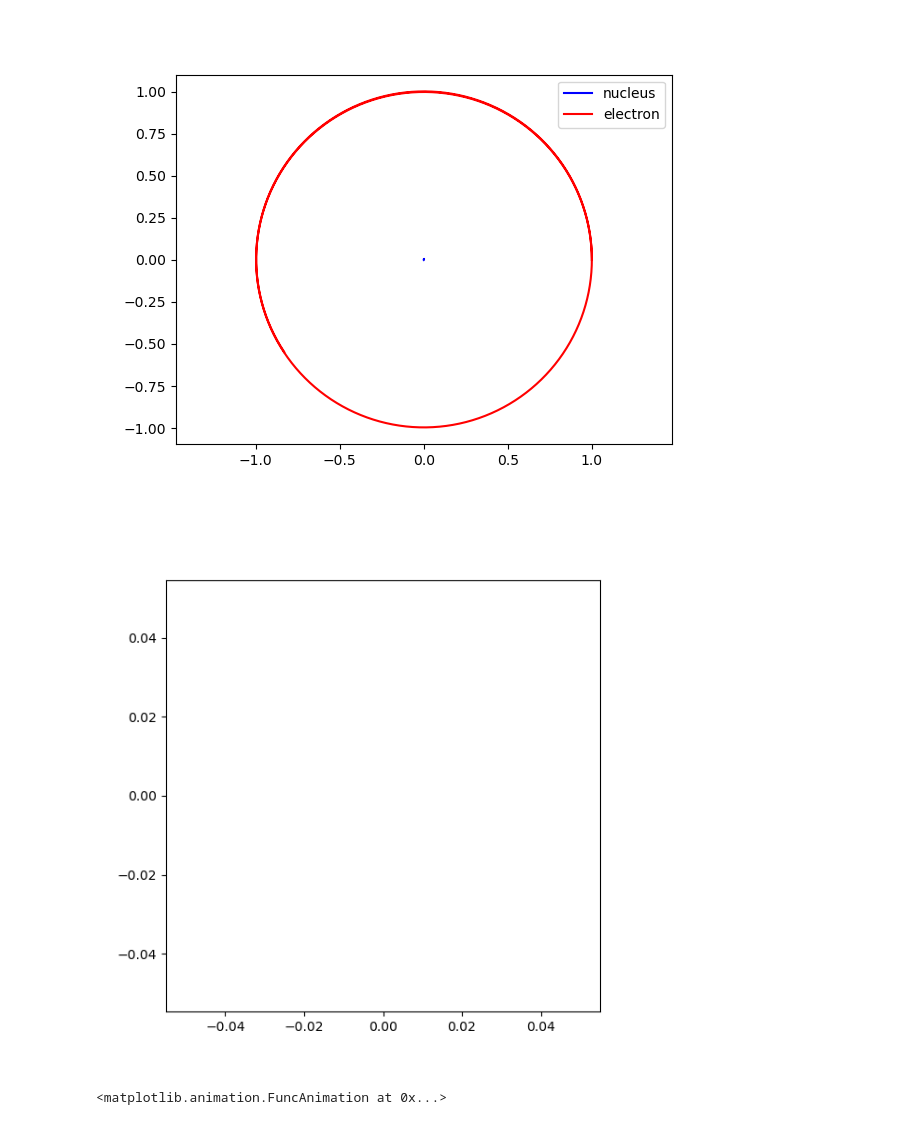
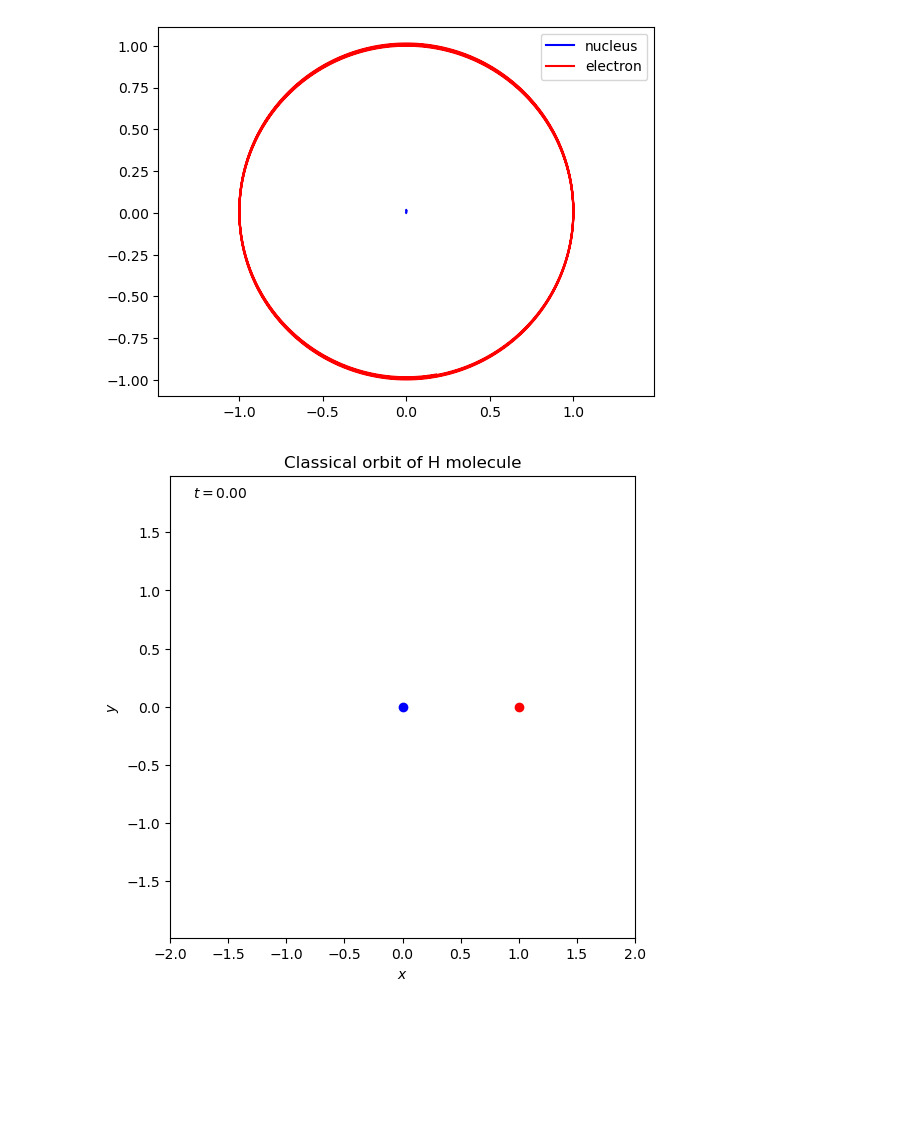
Before and after one commit to simenkva/kjm2601, a Jupyter notebook: src/python/classical_molecule_dynamics.ipynb, the cells around one changed output. Drawn from its saved outputs; the diff is of its cells as text; code cells hidden in the pictures; blank space fills up the shorter version.

```diff
--- a/src/python/classical_molecule_dynamics.ipynb
+++ b/src/python/classical_molecule_dynamics.ipynb
@@ -126,34 +142,20 @@ ani = animate(pos_t, mass, charge, dt, t_final)
 # %%
-N = 2
-dim = 2
-mass = np.array([1836, 1])
-charge = np.array([1, -1])
-pos = np.array([[0, 0], [1.0, 0.0]])
-vel = np.array([[0, 0], [0, 1.0]])
-dt = 0.01
-t_final = 10
+N = 2     # Number of particles
+dim = 2   # Dimension of the system
+mass = np.array([1836, 1])   # Mass of the particles
+charge = np.array([1, -1])   # Charge of the particles
+pos = np.array([[0, 0], [1.0, 0.0]])   # Initial position of the particles
+vel = np.array([[0, 0], [0, 1.0]])     # Initial velocity of the particles
+dt = 0.03    # Time step
+t_final = 30  # Final time
 
 pos_t, vel_t = integrate_leapfrog(pos, vel, mass, charge, dt, t_final)
 
-
-plt.figure()
-for i in range(N):
-    if mass[i] == 1:
-        label = 'electron'
-        color = 'red'
-    else:
-        label = 'nucleus'
-        color = 'blue'
-    plt.plot(pos_t[:,i,0], pos_t[:,i,1], label=label, color=color)
-
-plt.legend()
-plt.axis('equal')
-plt.show()
+quick_plot(pos_t, mass)
 # %% [output]
-[figure, old version]
+[figure, new version]
 # %%
 
-animate(pos_t, mass, charge, dt, t_final)
+ani = animate(pos_t, mass, charge, dt, t_final, outfile=path  + 'h_classical_orbit.mp4', title='Classical orbit of H molecule')
 # %% [output]
-[figure, old version]
+[figure, new version]
-<matplotlib.animation.FuncAnimation at 0x...>
```
Also changed, not shown: parts of 7 cells of this notebook, 29 other files.
